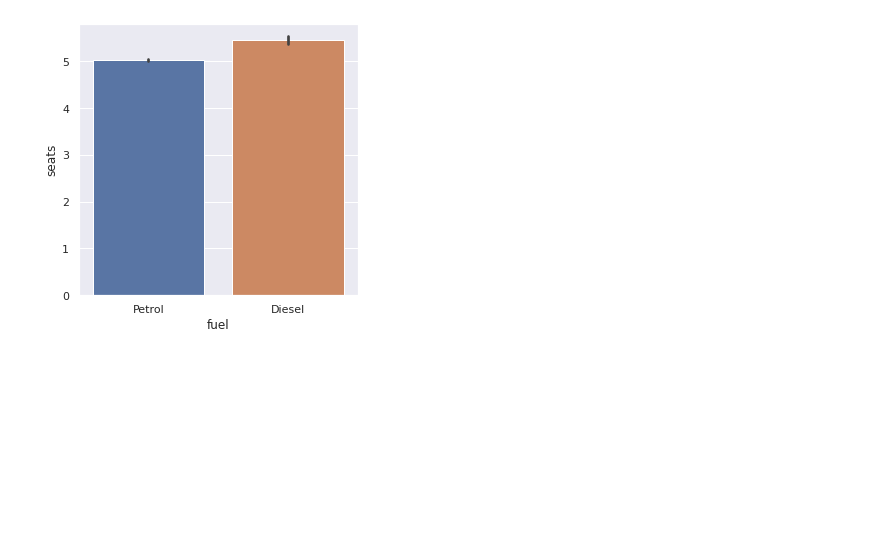
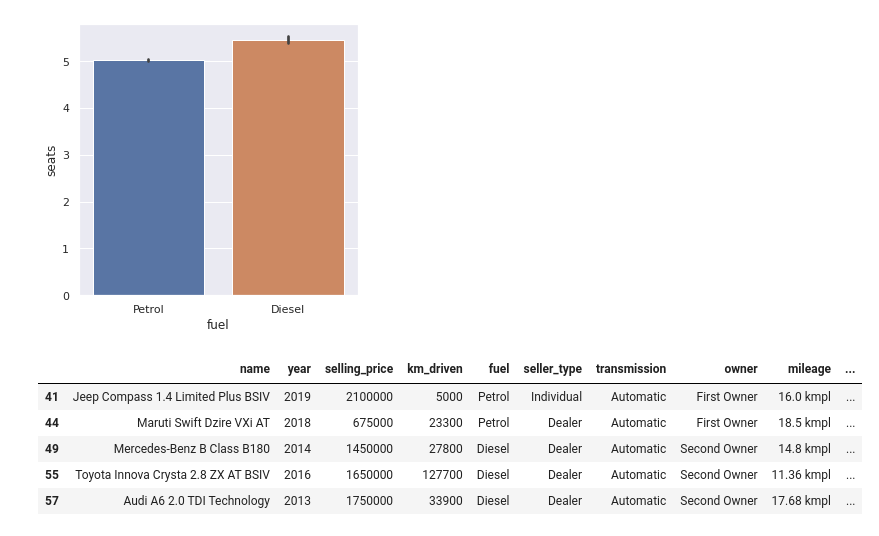
Before and after one commit to Milind-cod3-base/Machine-Learning-Notebooks, a Jupyter notebook: Vehicles.ipynb, the cells around one changed output. Drawn from its saved outputs; the diff is of its cells as text; code cells hidden in the pictures; blank space fills up the shorter version.

```diff
--- a/Vehicles.ipynb
+++ b/Vehicles.ipynb
@@ -44,3 +44,12 @@ sns.barplot( data=autoA, y='seats', x = 'fuel')
 # %% [output]
 <matplotlib.axes._subplots.AxesSubplot at 0x...>
 [figure]
+# %%
+autoA.head()
+# %% [output]
+|  | name | year | selling_price | km_driven | fuel | seller_type | transmission | owner | mileage | ... |
+| 41 | Jeep Compass 1.4 Limited Plus BSIV | 2019 | 2100000 | 5000 | Petrol | Individual | Automatic | First Owner | 16.0 kmpl | ... |
+| 44 | Maruti Swift Dzire VXi AT | 2018 | 675000 | 23300 | Petrol | Dealer | Automatic | First Owner | 18.5 kmpl | ... |
+| 49 | Mercedes-Benz B Class B180 | 2014 | 1450000 | 27800 | Diesel | Dealer | Automatic | Second Owner | 14.8 kmpl | ... |
+| 55 | Toyota Innova Crysta 2.8 ZX AT BSIV | 2016 | 1650000 | 127700 | Diesel | Dealer | Automatic | Second Owner | 11.36 kmpl | ... |
+| 57 | Audi A6 2.0 TDI Technology | 2013 | 1750000 | 33900 | Diesel | Dealer | Automatic | Second Owner | 17.68 kmpl | ... |
```
Also changed, not shown: parts of 2 cells of this notebook.
